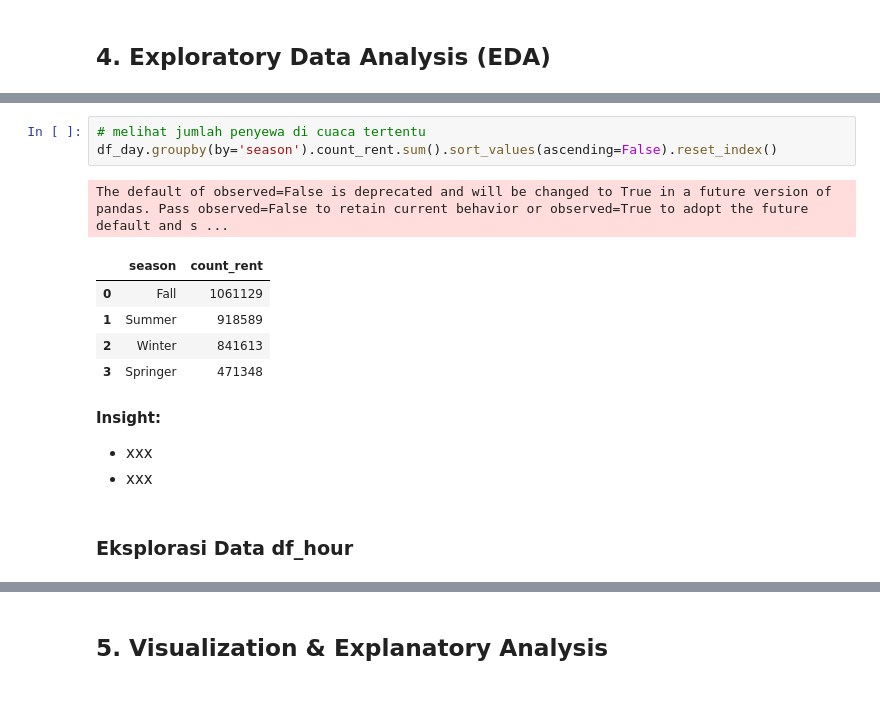
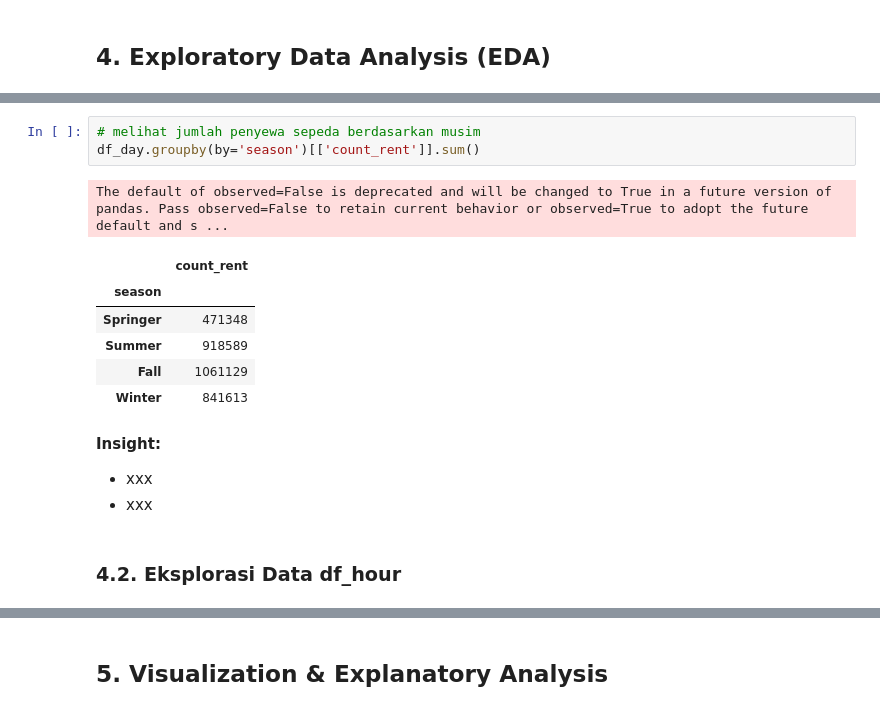
Before and after one commit to alouvre/BADDP_DicodingSubmission_ProyekAnalisisData, a Jupyter notebook: notebook.ipynb, the cells around one changed output, grey strips where cells are left out. Saved outputs shown, nothing was run; the diff lists cells and outputs as text.

```diff
--- a/notebook.ipynb
+++ b/notebook.ipynb
@@ -469,16 +504,17 @@ df_hour.to_csv(r'dashboard/hour_cleaned.csv')
 # %%
-# melihat jumlah penyewa di cuaca tertentu
-df_day.groupby(by='season').count_rent.sum().sort_values(ascending=False).reset_index()
+# melihat jumlah penyewa sepeda berdasarkan musim
+df_day.groupby(by='season')[['count_rent']].sum()
 # %% [output]
 The default of observed=False is deprecated and will be changed to True in a future version of pandas. Pass observed=False to retain current behavior or observed=True to adopt the future default and s ...
-|  | season | count_rent |
-| 0 | Fall | 1061129 |
-| 1 | Summer | 918589 |
-| 2 | Winter | 841613 |
-| 3 | Springer | 471348 |
+|  | count_rent |
+| season |  |
+| Springer | 471348 |
+| Summer | 918589 |
+| Fall | 1061129 |
+| Winter | 841613 |
 # %% [markdown]
 **Insight:**
 - xxx
 - xxx
 # %% [markdown]
-### Eksplorasi Data df_hour
+### 4.2. Eksplorasi Data df_hour
```
Also changed, not shown: parts of 17 cells of this notebook, 1 other file.
